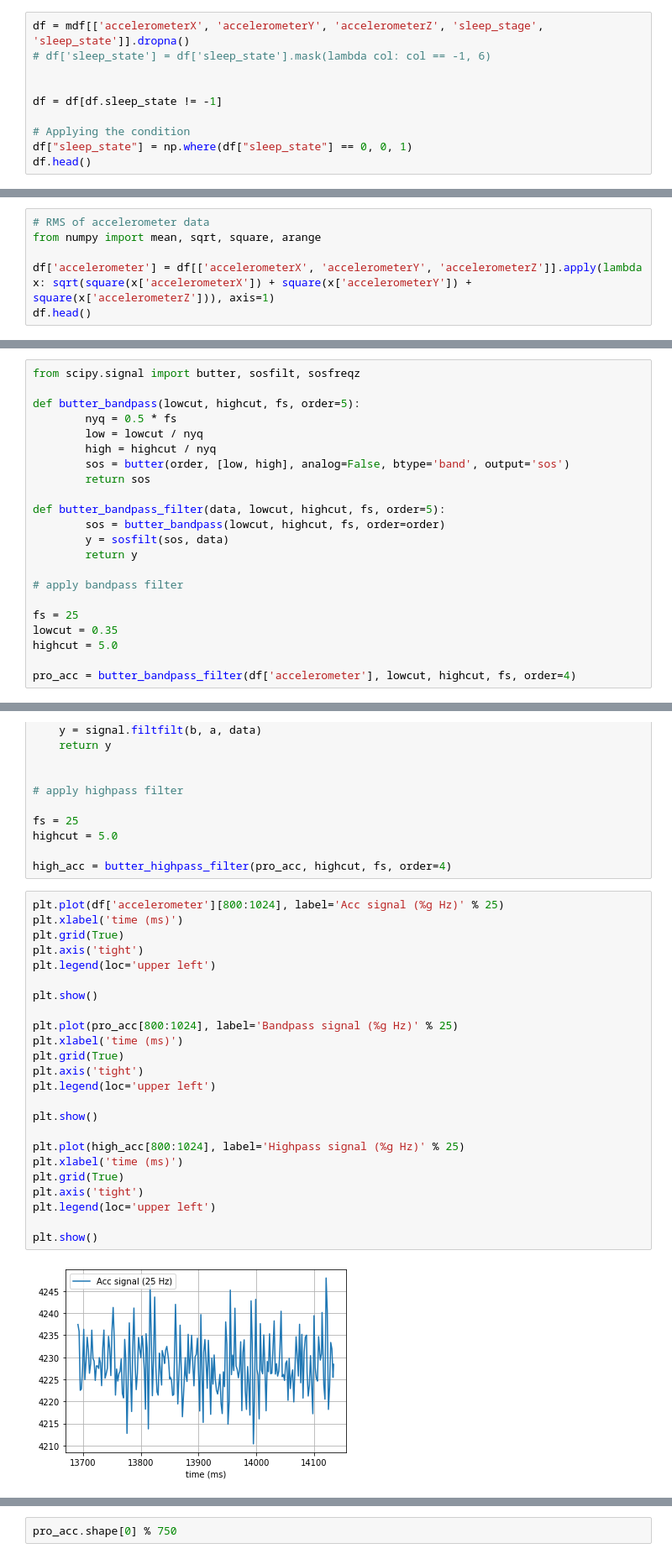
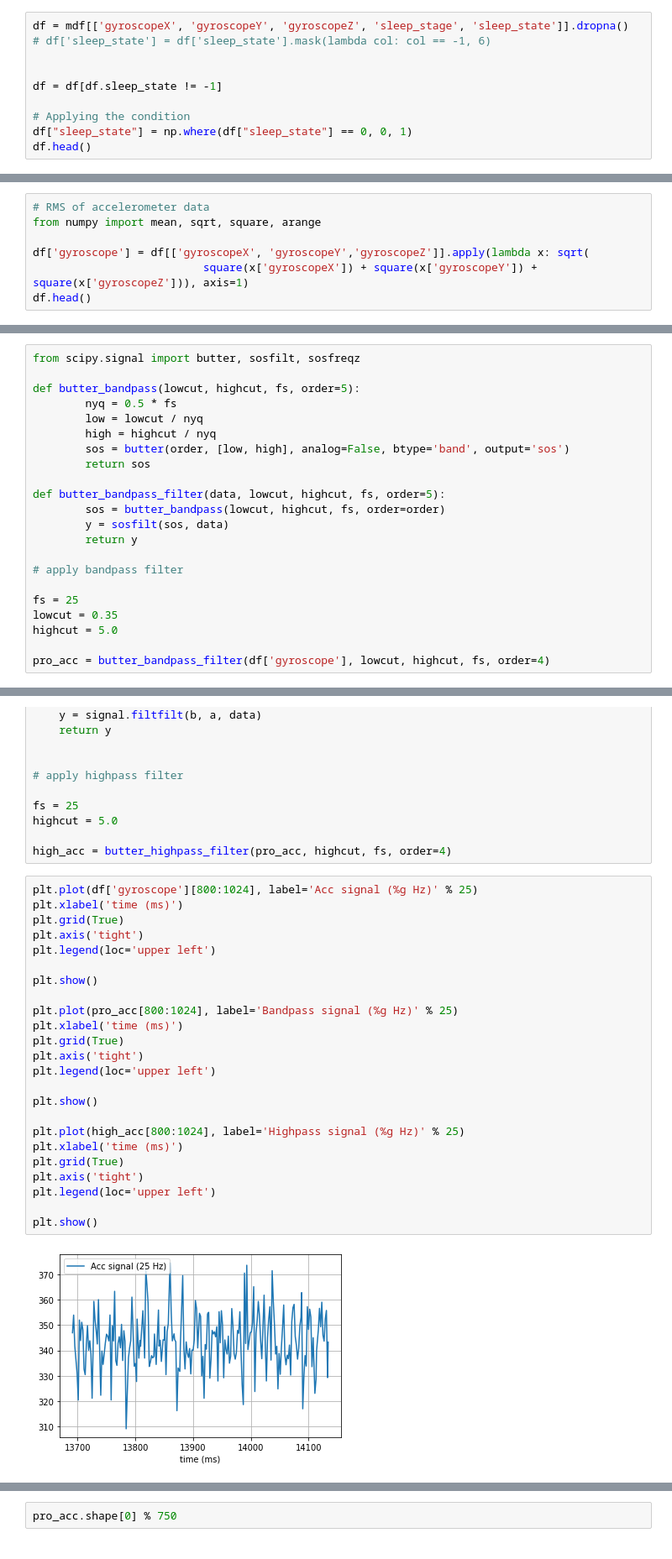
Before and after one commit to lucky-verma/Sleep-Awake-Classifiation-using-PPG, a Jupyter notebook: rough.ipynb, the cells around one changed output, grey strips where cells are left out. Shown: that part at 84% size. Drawn from its saved outputs; the diff is of its cells as text.

```diff
--- a/rough.ipynb
+++ b/rough.ipynb
@@ -21,7 +21,7 @@ mdf.head()
 | 4 | 187663 | 187688 | 1.643780e+12 | -133.0 | 279.0 | -4212.0 | 0.0 | ... |
 5 rows × 31 columns
 # %%
-df = mdf[['accelerometerX',	'accelerometerY', 'accelerometerZ', 'sleep_stage', 'sleep_state']].dropna()
+df = mdf[['gyroscopeX',	'gyroscopeY', 'gyroscopeZ', 'sleep_stage', 'sleep_state']].dropna()
 # df['sleep_state'] = df['sleep_state'].mask(lambda col: col == -1, 6)
 
 
@@ -41,6 +41,7 @@ df.head()
 # RMS of accelerometer data
 from numpy import mean, sqrt, square, arange
 
-df['accelerometer'] = df[['accelerometerX',	'accelerometerY', 'accelerometerZ']].apply(lambda x: sqrt(square(x['accelerometerX']) + square(x['accelerometerY']) + square(x['accelerometerZ'])), axis=1)
+df['gyroscope'] = df[['gyroscopeX', 'gyroscopeY','gyroscopeZ']].apply(lambda x: sqrt(
+                          square(x['gyroscopeX']) + square(x['gyroscopeY']) + square(x['gyroscopeZ'])), axis=1)
 df.head()
 # %% [output]
@@ -85,7 +86,7 @@ fs = 25
 lowcut = 0.35
 highcut = 5.0
 
-pro_acc = butter_bandpass_filter(df['accelerometer'], lowcut, highcut, fs, order=4)
+pro_acc = butter_bandpass_filter(df['gyroscope'], lowcut, highcut, fs, order=4)
 # %%
 from scipy import signal
 
@@ -110,28 +111,28 @@ highcut = 5.0
 
 high_acc = butter_highpass_filter(pro_acc, highcut, fs, order=4)
 # %%
-plt.plot(df['accelerometer'][800:1024], label='Acc signal (%g Hz)' % 25)
+plt.plot(df['gyroscope'][800:1024], label='Acc signal (%g Hz)' % 25)
 plt.xlabel('time (ms)')
 plt.grid(True)
 plt.axis('tight')
 plt.legend(loc='upper left')
 
 plt.show()
 
 plt.plot(pro_acc[800:1024], label='Bandpass signal (%g Hz)' % 25)
 plt.xlabel('time (ms)')
 plt.grid(True)
 plt.axis('tight')
 plt.legend(loc='upper left')
 
 plt.show()
 
 plt.plot(high_acc[800:1024], label='Highpass signal (%g Hz)' % 25)
 plt.xlabel('time (ms)')
 plt.grid(True)
 plt.axis('tight')
 plt.legend(loc='upper left')
 
 plt.show()
 # %% [output]
-[figure, old version]
+[figure, new version]
```
Also changed, not shown: parts of 3 cells of this notebook, 1 other file.
